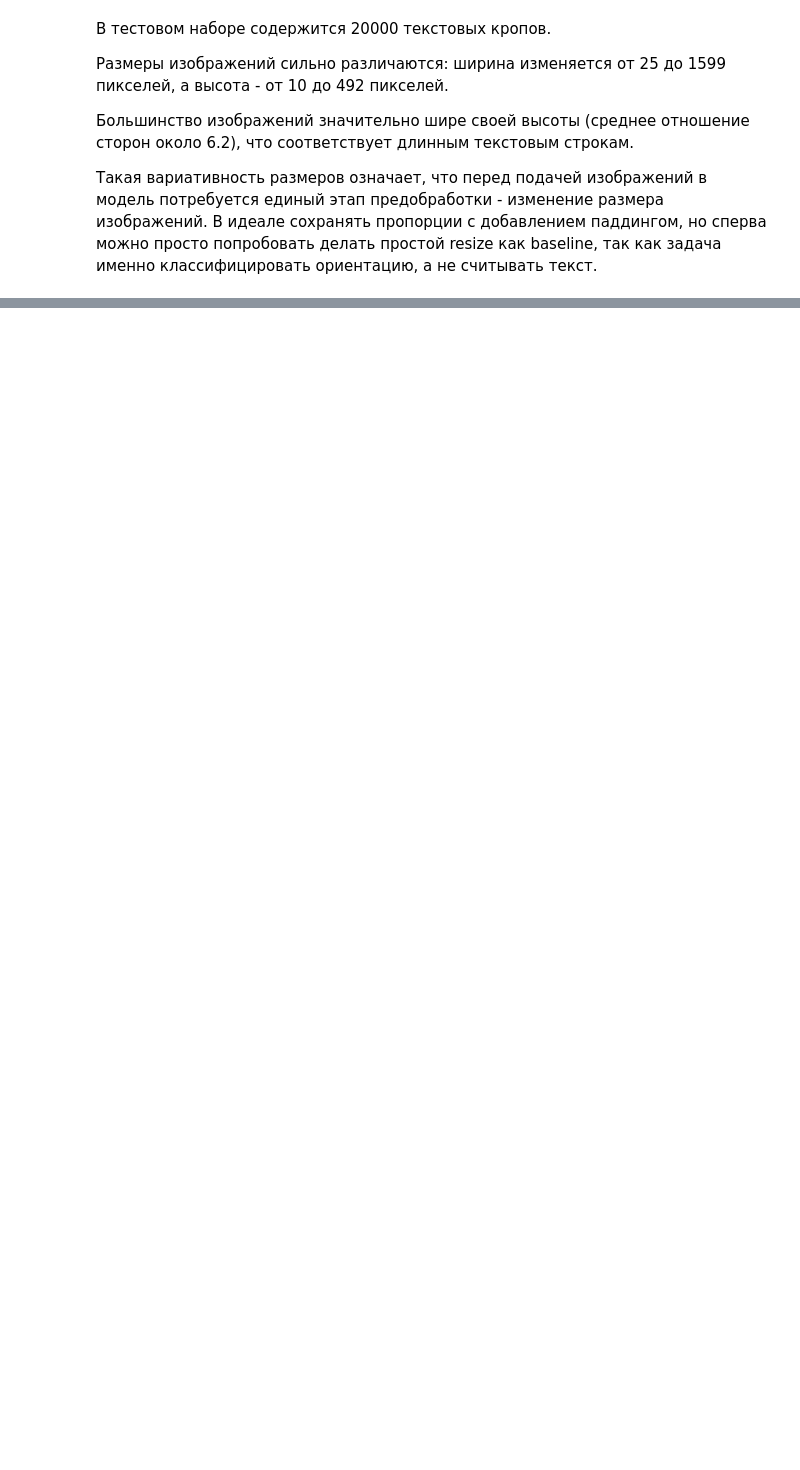
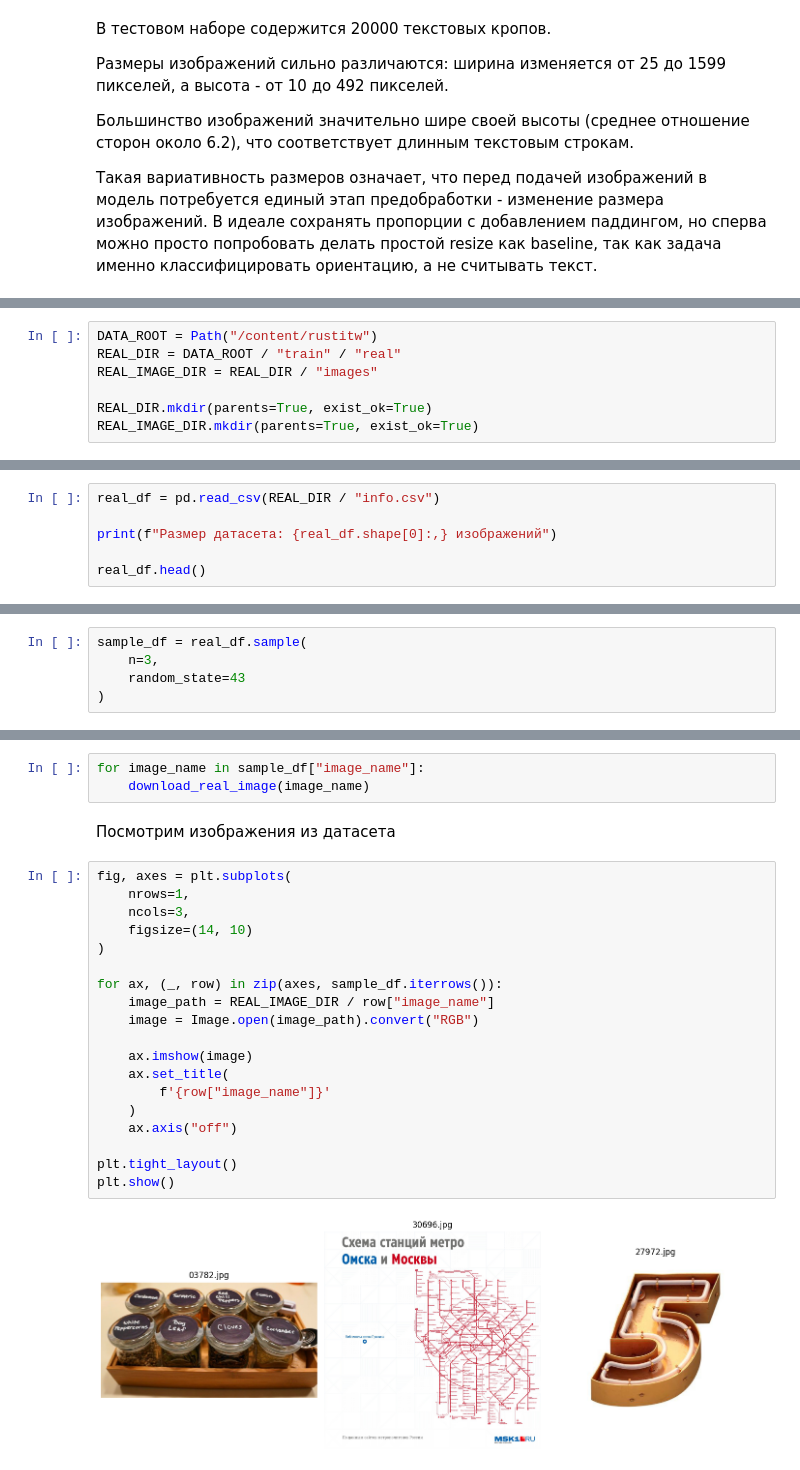
Before and after one commit to villerbond/avito-text-orientation, a Jupyter notebook: notebooks/solution.ipynb, the cells around one changed output, grey strips where cells are left out. Drawn from its saved outputs; the diff is of its cells as text; blank space fills up the shorter version.

Commit message:
Added train data

```diff
--- a/notebooks/solution.ipynb
+++ b/notebooks/solution.ipynb
@@ -143,0 +201,7 @@ Ratio : min=0.72, max=49.67, mean=6.22
+# %%
+DATA_ROOT = Path("/content/rustitw")
+REAL_DIR = DATA_ROOT / "train" / "real"
+REAL_IMAGE_DIR = REAL_DIR / "images"
+
+REAL_DIR.mkdir(parents=True, exist_ok=True)
+REAL_IMAGE_DIR.mkdir(parents=True, exist_ok=True)
@@ -143,0 +225,6 @@ Ratio : min=0.72, max=49.67, mean=6.22
+# %%
+real_df = pd.read_csv(REAL_DIR / "info.csv")
+
+print(f"Размер датасета: {real_df.shape[0]:,} изображений")
+
+real_df.head()
@@ -143,0 +239,5 @@ Ratio : min=0.72, max=49.67, mean=6.22
+# %%
+sample_df = real_df.sample(
+    n=3,
+    random_state=43
+)
@@ -143,0 +267,26 @@ Ratio : min=0.72, max=49.67, mean=6.22
+# %%
+for image_name in sample_df["image_name"]:
+    download_real_image(image_name)
+# %% [markdown]
+Посмотрим изображения из датасета
+# %%
+fig, axes = plt.subplots(
+    nrows=1,
+    ncols=3,
+    figsize=(14, 10)
+)
+
+for ax, (_, row) in zip(axes, sample_df.iterrows()):
+    image_path = REAL_IMAGE_DIR / row["image_name"]
+    image = Image.open(image_path).convert("RGB")
+
+    ax.imshow(image)
+    ax.set_title(
+        f'{row["image_name"]}'
+    )
+    ax.axis("off")
+
+plt.tight_layout()
+plt.show()
+# %% [output]
+[figure, added]
```
Also changed, not shown: parts of 25 cells of this notebook.
